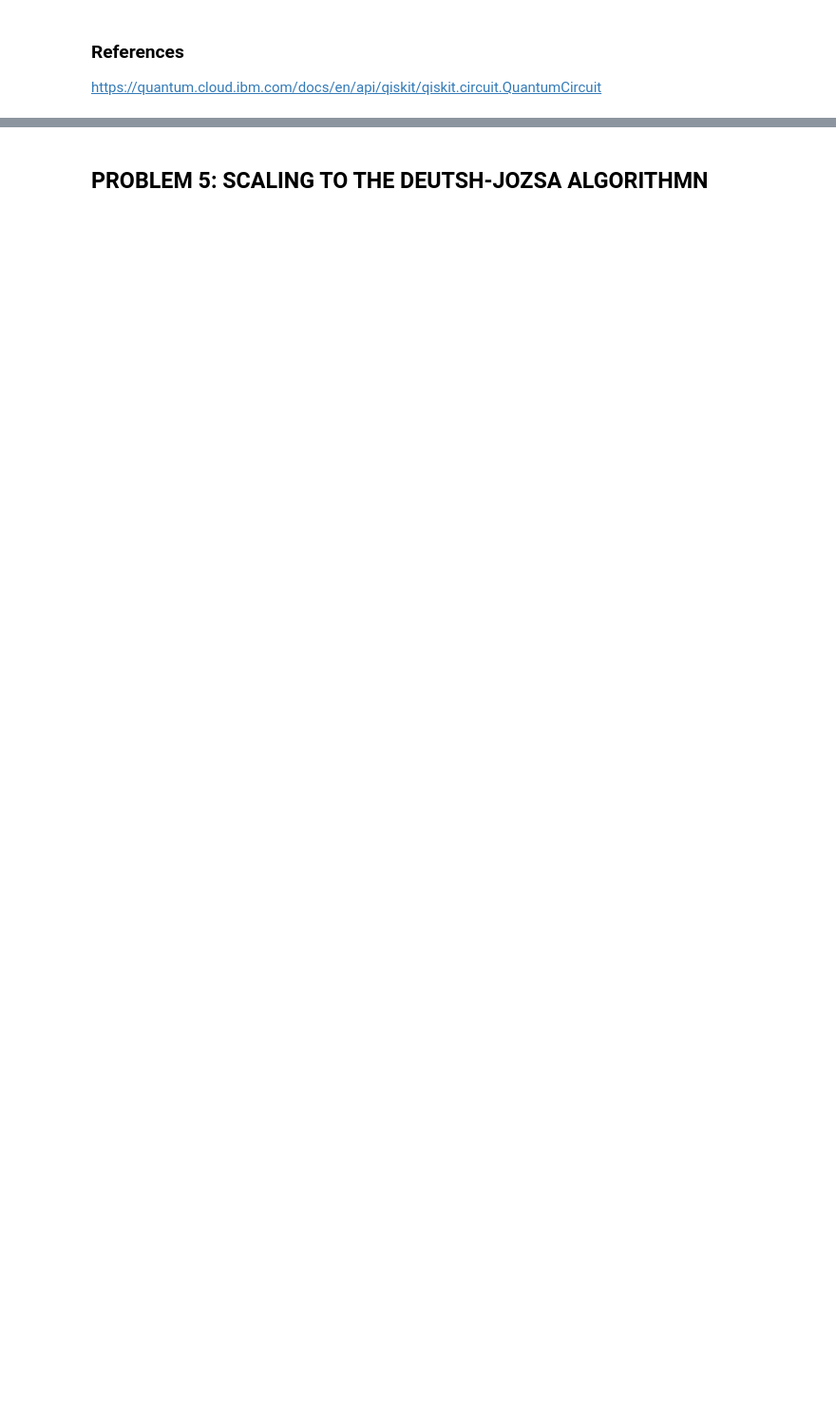
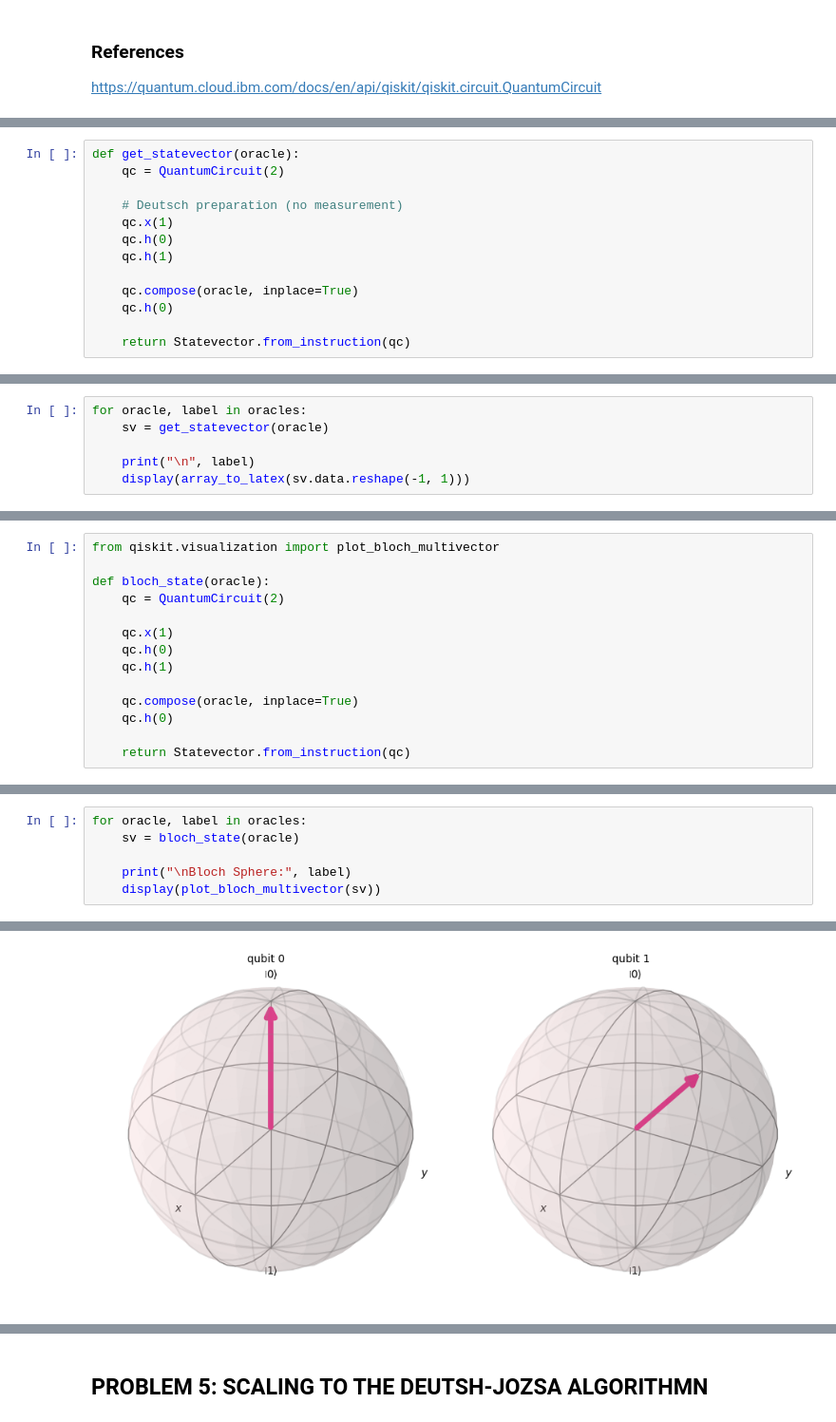
Before and after one commit to danstevemukulupi/emerging_technologies_assessment_2026, a Jupyter notebook: problems.ipynb, the cells around one changed output, grey strips where cells are left out. Shown at 95% size. Drawn from its saved outputs; the diff is of its cells as text; blank space fills up the shorter version.

```diff
--- a/problems.ipynb
+++ b/problems.ipynb
@@ -1774,0 +2058,13 @@ https://quantum.cloud.ibm.com/docs/en/api/qiskit/qiskit.circuit.QuantumCircuit
+# %%
+def get_statevector(oracle):
+    qc = QuantumCircuit(2)
+
+    # Deutsch preparation (no measurement)
+    qc.x(1)
+    qc.h(0)
+    qc.h(1)
+
+    qc.compose(oracle, inplace=True)
+    qc.h(0)
+
+    return Statevector.from_instruction(qc)
@@ -1774,0 +2073,6 @@ https://quantum.cloud.ibm.com/docs/en/api/qiskit/qiskit.circuit.QuantumCircuit
+# %%
+for oracle, label in oracles:
+    sv = get_statevector(oracle)
+
+    print("\n", label)
+    display(array_to_latex(sv.data.reshape(-1, 1)))
@@ -1774,0 +2139,14 @@ https://quantum.cloud.ibm.com/docs/en/api/qiskit/qiskit.circuit.QuantumCircuit
+# %%
+from qiskit.visualization import plot_bloch_multivector
+
+def bloch_state(oracle):
+    qc = QuantumCircuit(2)
+
+    qc.x(1)
+    qc.h(0)
+    qc.h(1)
+
+    qc.compose(oracle, inplace=True)
+    qc.h(0)
+
+    return Statevector.from_instruction(qc)
@@ -1774,0 +2155,7 @@ https://quantum.cloud.ibm.com/docs/en/api/qiskit/qiskit.circuit.QuantumCircuit
+# %%
+for oracle, label in oracles:
+    sv = bloch_state(oracle)
+
+    print("\nBloch Sphere:", label)
+    display(plot_bloch_multivector(sv))
+# %% [output]
@@ -1774,0 +2163 @@ https://quantum.cloud.ibm.com/docs/en/api/qiskit/qiskit.circuit.QuantumCircuit
+[figure, added]
```
Also changed, not shown: parts of 37 cells of this notebook.
